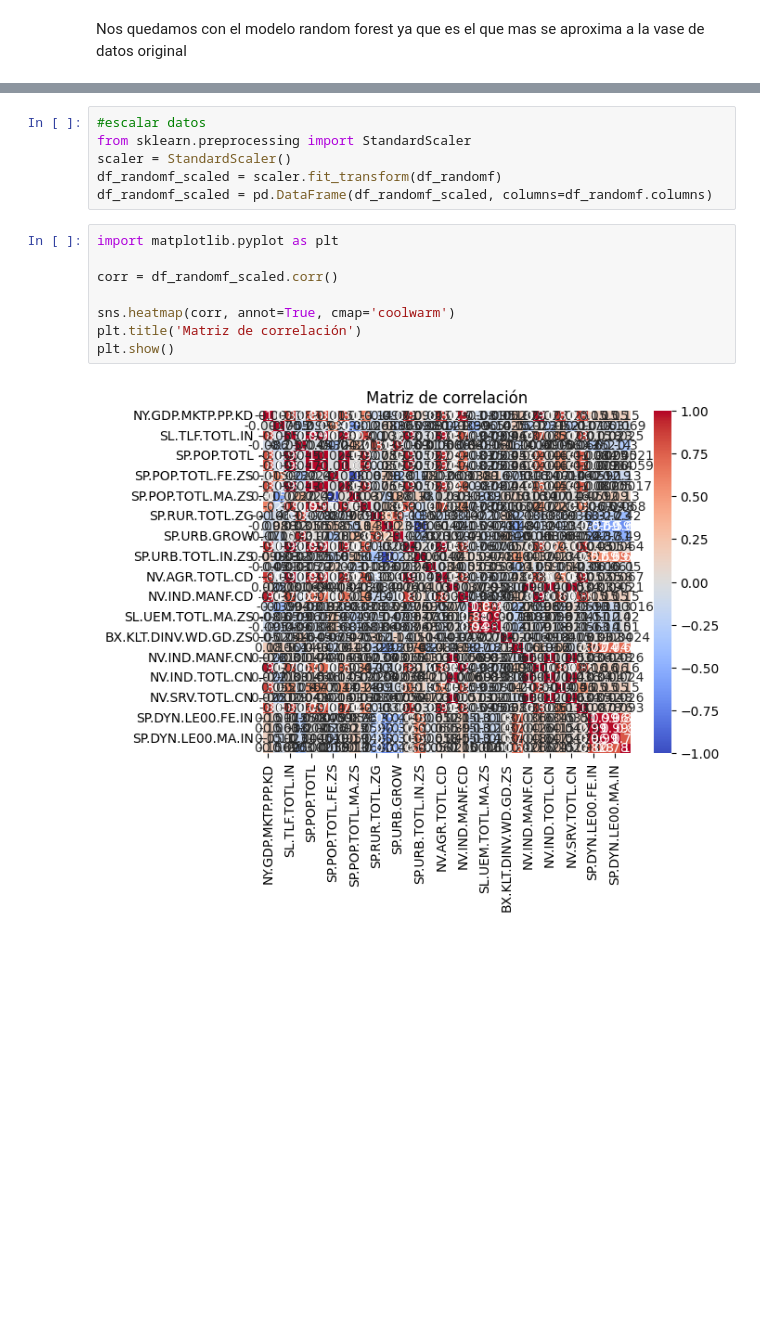
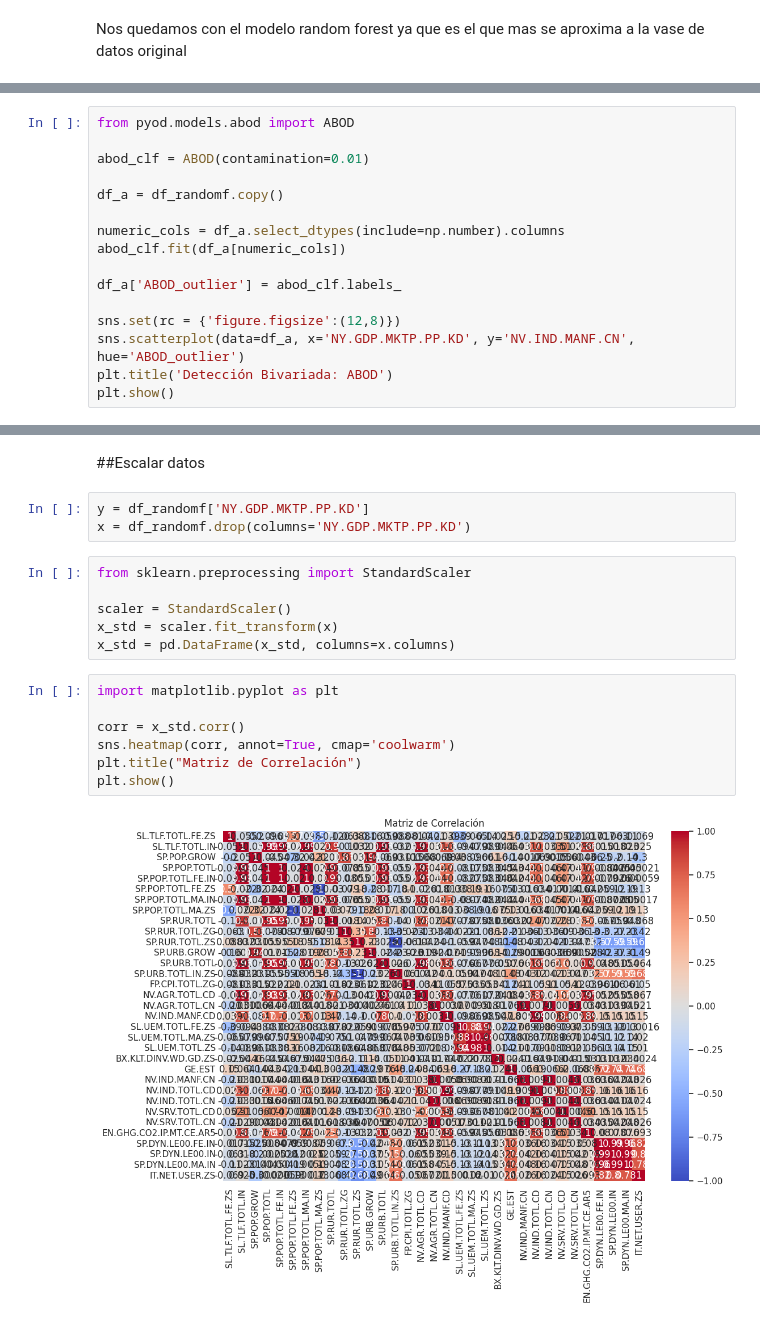
Before and after one commit to rubenpadilla-oss/Portafolio, a Jupyter notebook: examencdde.ipynb, the cells around one changed output, grey strips where cells are left out. Drawn from its saved outputs; the diff is of its cells as text; blank space fills up the shorter version.

```diff
--- a/examencdde.ipynb
+++ b/examencdde.ipynb
@@ -339,0 +377,16 @@ Nos quedamos con el modelo random forest ya que es el que mas se aproxima a la v
+# %%
+from pyod.models.abod import ABOD
+
+abod_clf = ABOD(contamination=0.01)
+
+df_a = df_randomf.copy()
+
+numeric_cols = df_a.select_dtypes(include=np.number).columns
+abod_clf.fit(df_a[numeric_cols])
+
+df_a['ABOD_outlier'] = abod_clf.labels_
+
+sns.set(rc = {'figure.figsize':(12,8)})
+sns.scatterplot(data=df_a, x='NY.GDP.MKTP.PP.KD', y='NV.IND.MANF.CN', hue='ABOD_outlier')
+plt.title('Detección Bivariada: ABOD')
+plt.show()
@@ -340,19 +399,23 @@ Nos quedamos con el modelo random forest ya que es el que mas se aproxima a la v
+# %% [markdown]
+##Escalar datos
+# %%
+y = df_randomf['NY.GDP.MKTP.PP.KD']
+x = df_randomf.drop(columns='NY.GDP.MKTP.PP.KD')
 # %%
-#escalar datos
 from sklearn.preprocessing import StandardScaler
+
 scaler = StandardScaler()
-df_randomf_scaled = scaler.fit_transform(df_randomf)
-df_randomf_scaled = pd.DataFrame(df_randomf_scaled, columns=df_randomf.columns)
+x_std = scaler.fit_transform(x)
+x_std = pd.DataFrame(x_std, columns=x.columns)
 # %%
 import matplotlib.pyplot as plt
 
-corr = df_randomf_scaled.corr()
-
+corr = x_std.corr()
 sns.heatmap(corr, annot=True, cmap='coolwarm')
-plt.title('Matriz de correlación')
+plt.title("Matriz de Correlación")
 plt.show()
 # %% [output]
-[figure, old version]
+[figure, new version]
 # %%
 from sklearn.decomposition import PCA
 pca = PCA()
```
Also changed, not shown: parts of 17 cells of this notebook.
